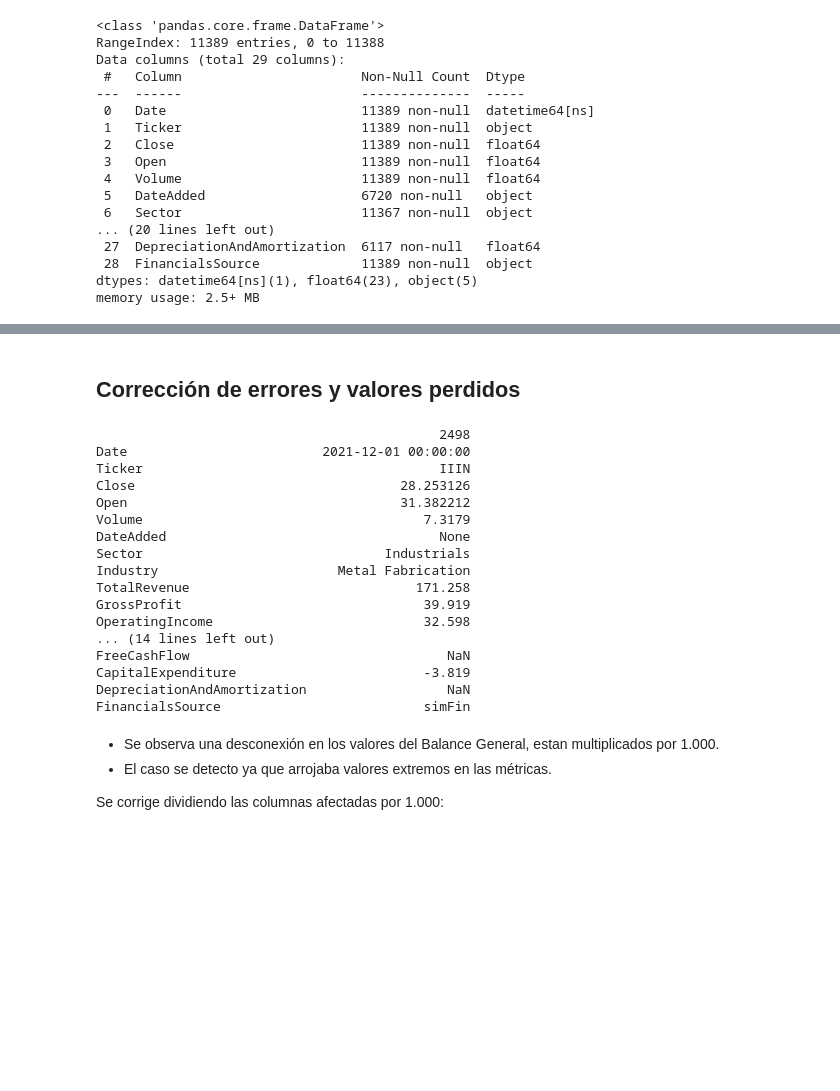
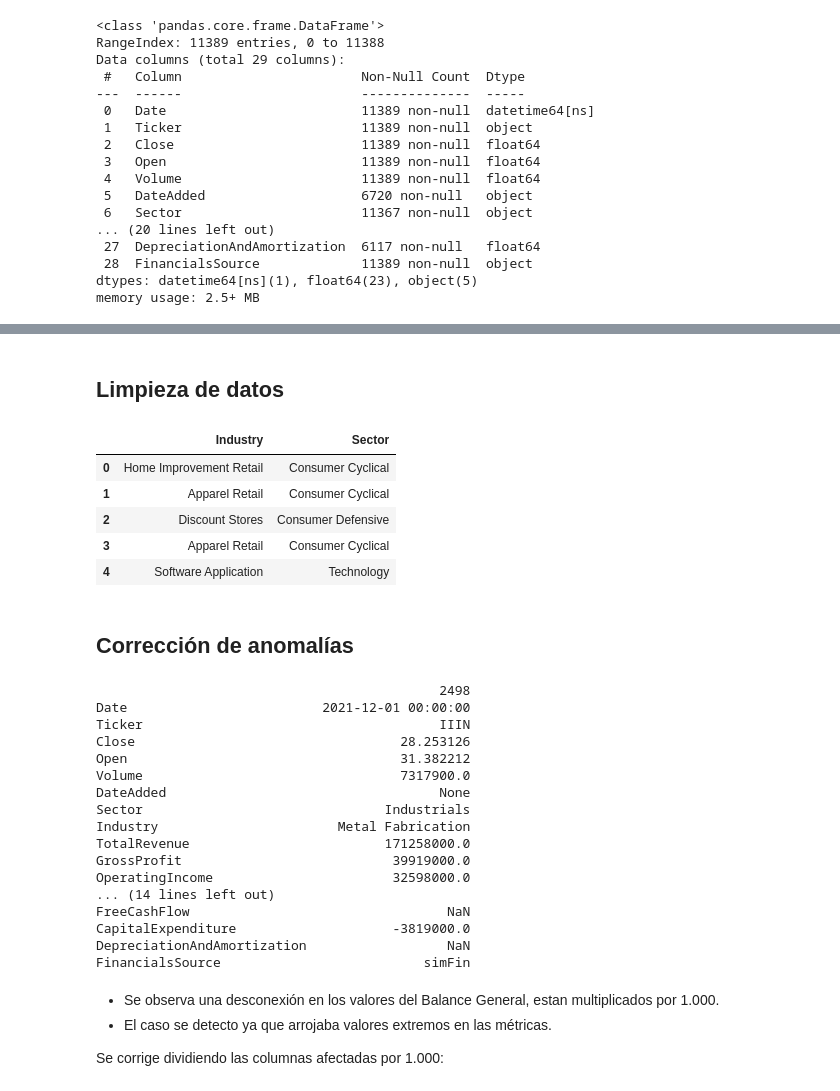
Before and after one commit to sebakremis/FinDataMining, a Jupyter notebook: 02_Notebook_Transformacion.ipynb, the cells around one changed output, grey strips where cells are left out. Drawn from its saved outputs; the diff is of its cells as text; code cells hidden in the pictures; blank space fills up the shorter version.

Commit message:
reorganizar feature engineering en la fase de transformacion, limpiar Industry y Sector

```diff
--- a/02_Notebook_Transformacion.ipynb
+++ b/02_Notebook_Transformacion.ipynb
@@ -38,2 +35,0 @@ memory usage: 2.5+ MB
-# %%
-df = columnas_en_millones(df)
@@ -60,5 +36,22 @@ df.describe().T
 # %% [markdown]
-## Corrección de errores y valores perdidos
+## Limpieza de datos
+# %%
+# Limpiar cadenas en Industry y Sector:
+# sin espacios, primer letra en mayuscula y reemplaza el simbolo '&' por 'And'
+df['Industry'] = df['Industry'].apply(limpiar_cadenas)
+df['Sector'] = df['Sector'].apply(limpiar_cadenas)
+
+# Ver cambios
+df[['Industry', 'Sector']].head()
+# %% [output]
+|  | Industry | Sector |
+| 0 | Home Improvement Retail | Consumer Cyclical |
+| 1 | Apparel Retail | Consumer Cyclical |
+| 2 | Discount Stores | Consumer Defensive |
+| 3 | Apparel Retail | Consumer Cyclical |
+| 4 | Software Application | Technology |
+# %% [markdown]
+## Corrección de anomalías
 # %%
 # Se analiza el siguiente registro con valores extremadamente elevados en el estado de resultados
 registro_iiin = df[(df['Ticker'] == 'IIIN') & (df['Date'] == '2021-12-01')]
@@ -71,16 +64,16 @@ Date                         2021-12-01 00:00:00
 Ticker                                      IIIN
 Close                                  28.253126
 Open                                   31.382212
-Volume                                    7.3179
+Volume                                 7317900.0
 DateAdded                                   None
 Sector                               Industrials
 Industry                       Metal Fabrication
-TotalRevenue                             171.258
-GrossProfit                               39.919
-OperatingIncome                           32.598
+TotalRevenue                         171258000.0
+GrossProfit                           39919000.0
+OperatingIncome                       32598000.0
 ... (14 lines left out)
 FreeCashFlow                                 NaN
-CapitalExpenditure                        -3.819
+CapitalExpenditure                    -3819000.0
 DepreciationAndAmortization                  NaN
 FinancialsSource                          simFin
 # %% [markdown]
```
Also changed, not shown: parts of 58 cells of this notebook, 4 other files.
